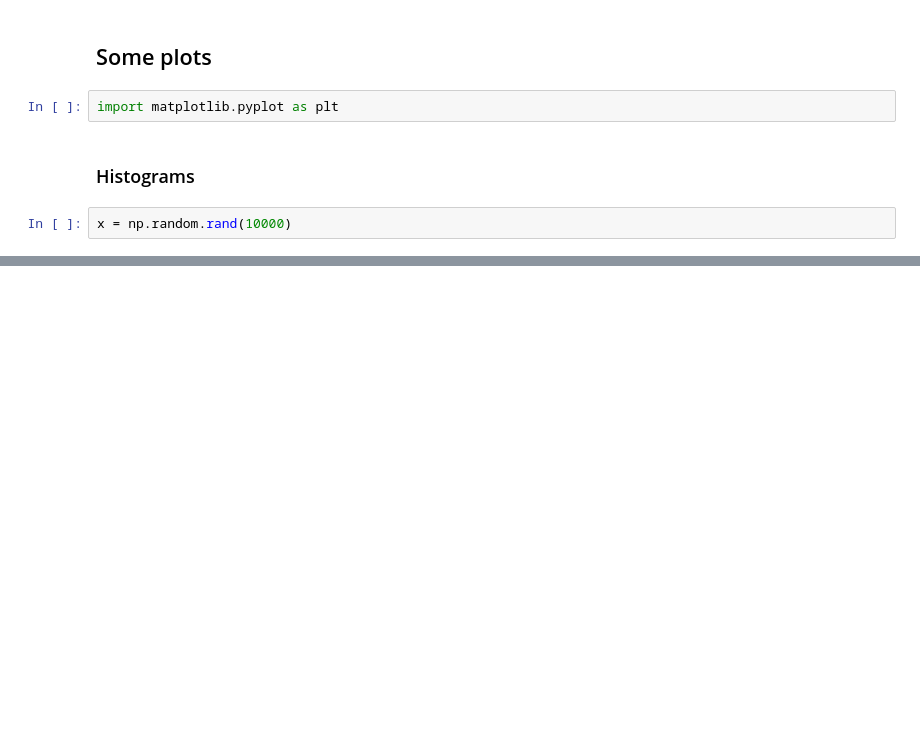
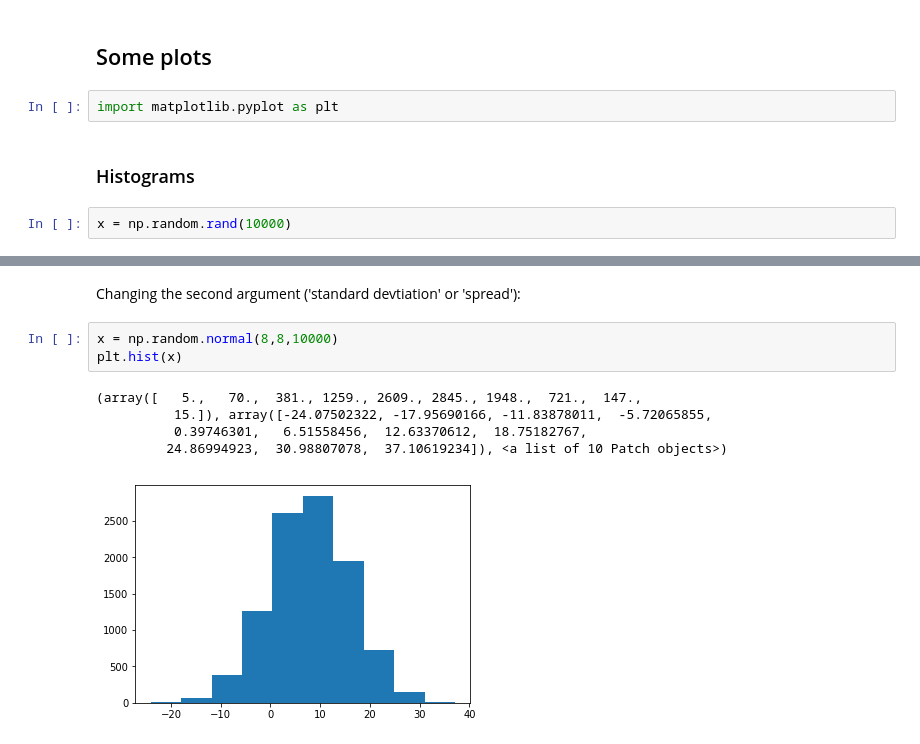
Before and after one commit to cadel560x/EmergingTechAssignments, a Jupyter notebook: numpy-random.ipynb, the cells around one changed output, grey strips where cells are left out. Saved outputs shown, nothing was run; the diff lists cells and outputs as text; blank space fills up the shorter version.

```diff
--- a/numpy-random.ipynb
+++ b/numpy-random.ipynb
@@ -83,0 +166,11 @@ np.random.uniform(0.0, 100.0)
+# %% [markdown]
+Changing the second argument ('standard devtiation' or 'spread'):
+# %%
+x = np.random.normal(8,8,10000)
+plt.hist(x)
+# %% [output]
+(array([   5.,   70.,  381., 1259., 2609., 2845., 1948.,  721.,  147.,
+          15.]), array([-24.07502322, -17.95690166, -11.83878011,  -5.72065855,
+          0.39746301,   6.51558456,  12.63370612,  18.75182767,
+         24.86994923,  30.98807078,  37.10619234]), <a list of 10 Patch objects>)
+[figure, added]
```
Also changed, not shown: parts of 28 cells of this notebook.
